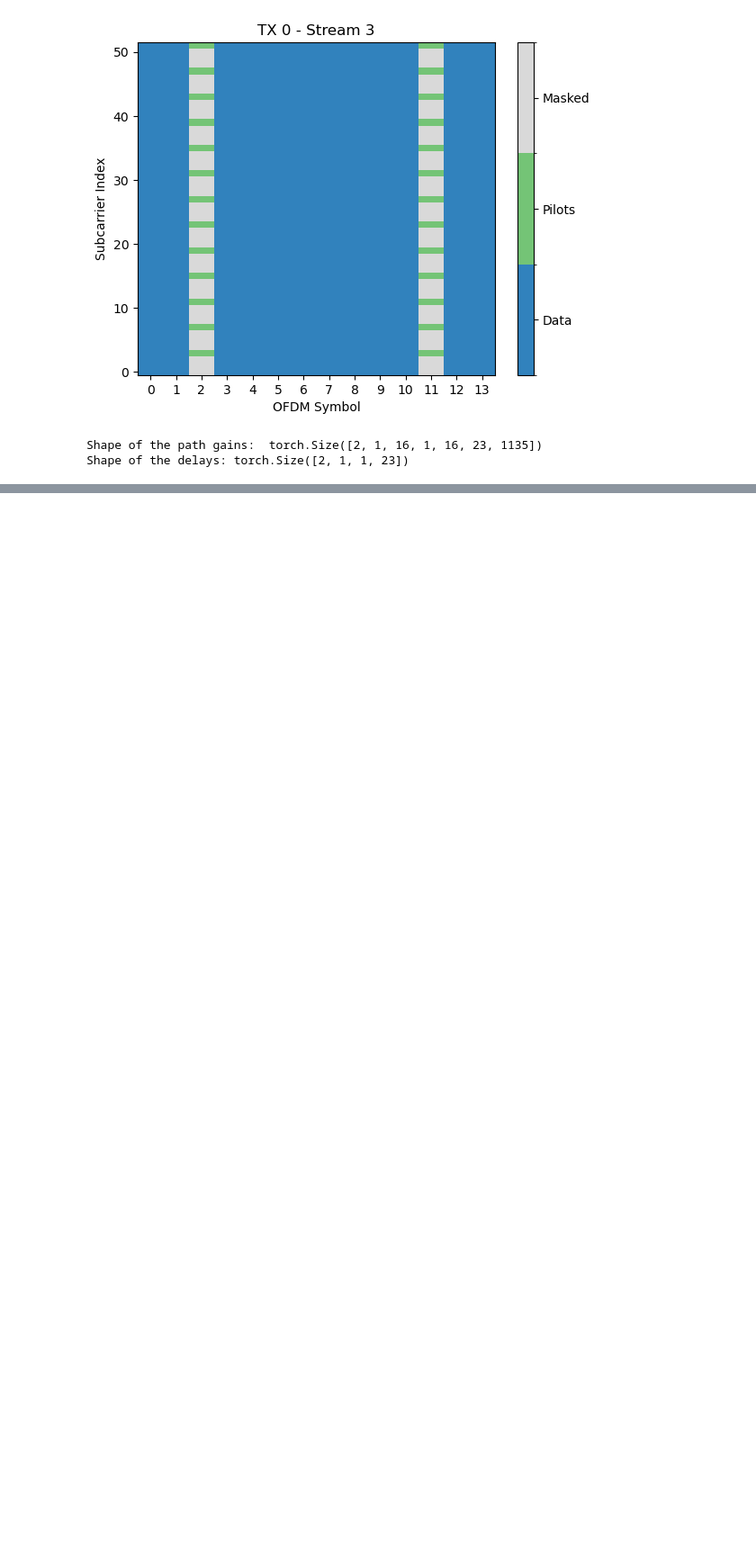
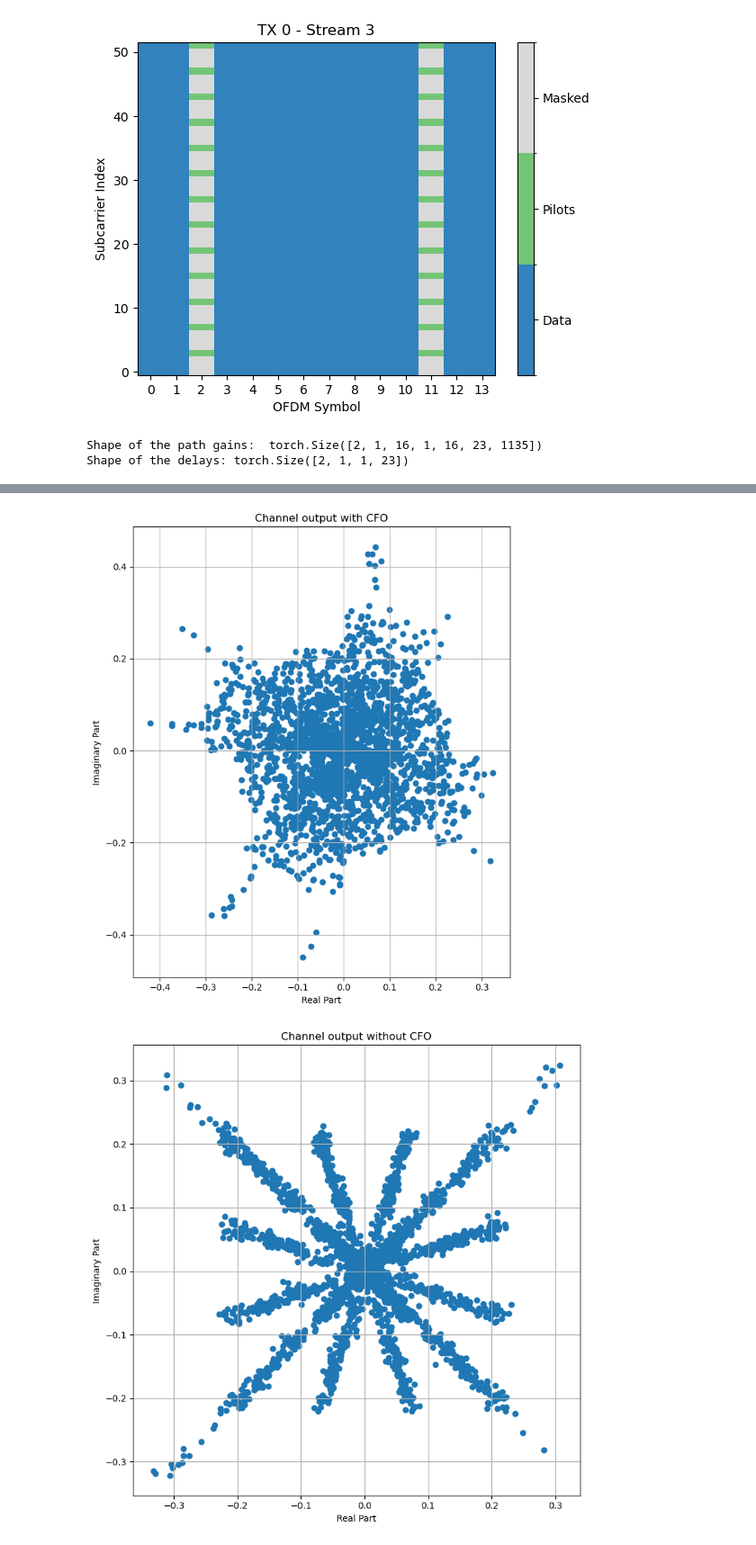
Before and after one commit to APTXCONAN4869/sionna-main, a Jupyter notebook: practical/full_process.ipynb, the cells around one changed output, grey strips where cells are left out. Shown at 90% size. Saved outputs shown, nothing was run; the diff lists cells and outputs as text; code cells hidden in the pictures; blank space fills up the shorter version.

```diff
--- a/practical/full_process.ipynb
+++ b/practical/full_process.ipynb
@@ -152,7 +152,7 @@ channel_time = ApplyTimeChannel(rg.num_time_samples, l_tot=l_tot, add_awgn=True)
 Shape of the path gains:  torch.Size([2, 1, 16, 1, 16, 23, 1135])
 Shape of the delays: torch.Size([2, 1, 1, 23])
 # %%
-num_bits_per_symbol = 2 # QPSK modulation
+num_bits_per_symbol = 4 # QPSK modulation
 coderate = 0.5 # Code rate
 n = int(rg.num_data_symbols*num_bits_per_symbol) # Number of coded bits
 k = int(n*coderate) # Number of information bits
@@ -259,0 +322,39 @@ BER: 0.09425080128205128
+# %%
+plt.figure(figsize=(8,8))
+plt.axes().set_aspect(1)
+plt.grid(True)
+plt.title('Channel output with CFO')
+plt.xlabel('Real Part')
+plt.ylabel('Imaginary Part')
+plt.scatter(tf.math.real(y_cfo), tf.math.imag(y_cfo))
+plt.tight_layout()
+
+plt.figure(figsize=(8,8))
+plt.axes().set_aspect(1)
+plt.grid(True)
+plt.title('Channel output without CFO')
+plt.xlabel('Real Part')
+plt.ylabel('Imaginary Part')
+plt.scatter(tf.math.real(y), tf.math.imag(y))
+plt.tight_layout()
+
+plt.figure(figsize=(8,8))
+plt.axes().set_aspect(1)
+plt.grid(True)
+plt.title('CFO output')
+plt.xlabel('Real Part')
+plt.ylabel('Imaginary Part')
+plt.scatter(tf.math.real(x_hat_cfo), tf.math.imag(x_hat_cfo))
+plt.tight_layout()
+
+plt.figure(figsize=(8,8))
+plt.axes().set_aspect(1)
+plt.grid(True)
+plt.title('No CFO output')
+plt.xlabel('Real Part')
+plt.ylabel('Imaginary Part')
+plt.scatter(tf.math.real(x_hat), tf.math.imag(x_hat))
+plt.tight_layout()
+# %% [output]
+[figure, added]
+[figure, added]
```
Also changed, not shown: parts of 5 cells of this notebook, 15 other files.
